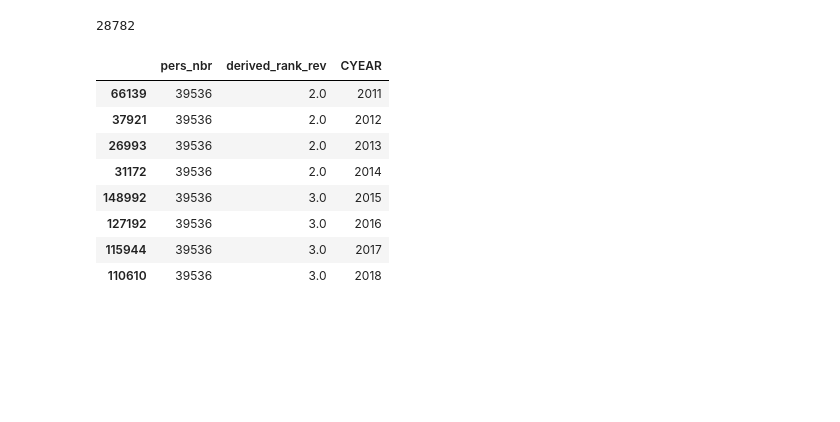
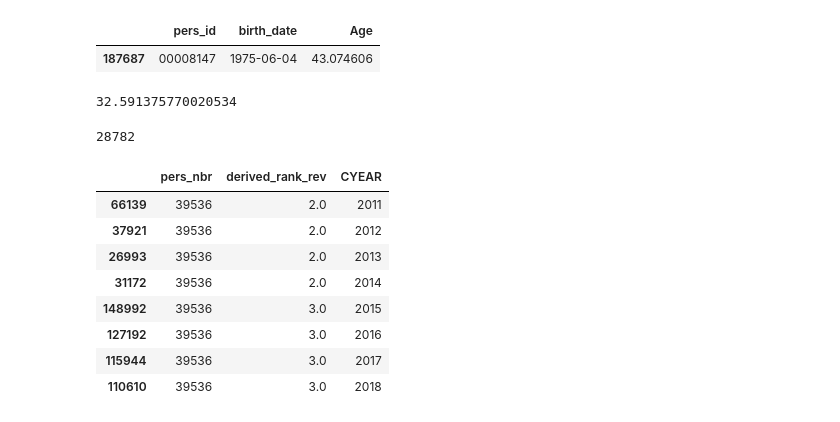
Before and after one commit to AspenMeow/HRCombo, a Jupyter notebook: HR PPS consolidation clean version.ipynb, the cells around one changed output. Saved outputs shown, nothing was run; the diff lists cells and outputs as text; code cells hidden in the pictures; blank space fills up the shorter version.

Commit message:
change age to July

```diff
--- a/HR PPS consolidation clean version.ipynb
+++ b/HR PPS consolidation clean version.ipynb
@@ -232,7 +232,10 @@ def primpop(hrexdt, ooiexdt, dtfilter):
     #new hire using action
     prim['New_Hires_Act'] = np.where(prim['NewHire']=='Y',1, 0)
     #age
-    prim['Age']= (( prim['cutdt']-prim['birth_date']).dt.days)/365
+    prim['CYEAR'] = hrexdt[:4]
+    #prim['Age']= (( prim['cutdt']-prim['birth_date']).dt.days)/365
+    #Change age based on July date
+    prim['Age']=( pd.to_datetime((prim['CYEAR'].astype(int) ).astype(str)+'-07-01' ) -prim['birth_date']).dt.days/365.25
     #Citizen
     prim['CITIZEN']= np.where(prim['res_status_cd']=='C','1',
                          np.where(prim['res_status_cd']=='N','3',
@@ -291,7 +294,7 @@ def primpop(hrexdt, ooiexdt, dtfilter):
     HROOI= ooihr(hrexdt=hrexdt, ooiexdt=ooiexdt, dtfilter=dtfilter)
     prim = prim.join(HROOI.set_index('org_code').\
                      loc[:,['org_full_name','mau_code','mau_name','dept_code','dept_name']], on='org_cd')
-    prim['CYEAR'] = hrexdt[:4]
+
 
     #correct for LTD
     prim['LTD']= np.where((prim['emp_status_cd']=='1') & (prim['LTD']=='Y'),'Y','N' )
@@ -322,11 +325,19 @@ prim18 = primpop(hrexdt='20181026', ooiexdt='20181026', dtfilter='01-OCT-18')
 # %%
 #prim['LTD'].value_counts()
 #prim.query('pers_id=="00407429"').loc[:,['pers_id','Name','Lst_Fst_Mid_Name','mid_nm','fst_nm','lst_nm']]
 #prim.shape
 #prim['Lst_Fst_Mid_Name'].head()
 
 #prim18['Employee_category'].value_counts()
 #prim18.query('pers_nbr=="103270"').loc[:,['pers_nbr','derived_rank_rev']]
+prim18.query('pers_id=="00008147"').loc[:,['pers_id','birth_date','Age']]
+# %% [output]
+|  | pers_id | birth_date | Age |
+| 187687 | 00008147 | 1975-06-04 | 43.074606 |
+# %%
+( pd.to_datetime('2018-07-01' ) -pd.to_datetime('1985-11-27' ) ).days/365.25
+# %% [output]
+32.591375770020534
 # %%
 ###########combining together####################
 prim = pd.concat([prim11,prim12,prim13,prim14,prim15,prim16,prim17, prim18])
```
Also changed, not shown: parts of 6 cells of this notebook, 1 other file.
